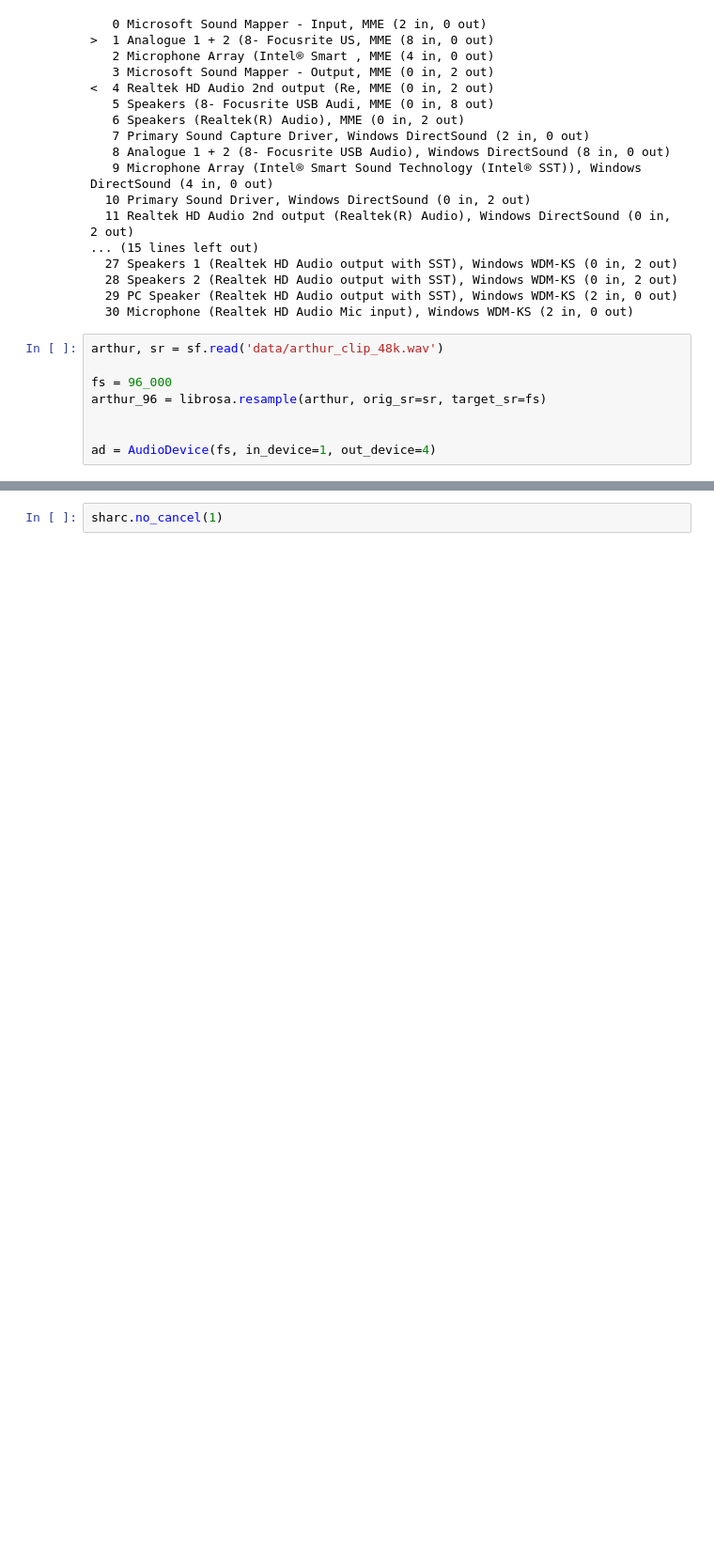
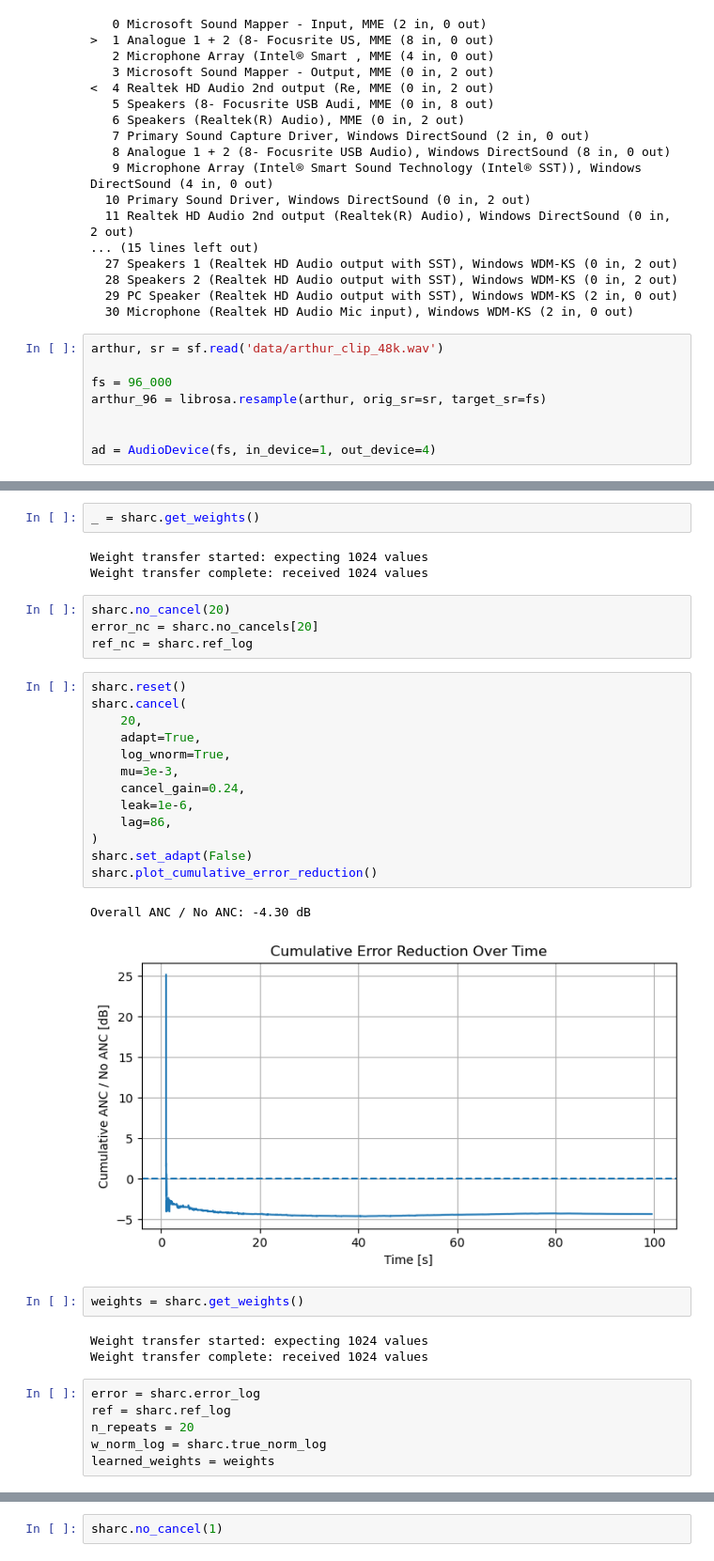
Before and after one commit to bowerirn/Reverb-Control, a Jupyter notebook: experiments/sharc_grid_search.ipynb, the cells around one changed output, grey strips where cells are left out. Shown at 94% size. Saved outputs shown, nothing was run; the diff lists cells and outputs as text; blank space fills up the shorter version.

```diff
--- a/experiments/sharc_grid_search.ipynb
+++ b/experiments/sharc_grid_search.ipynb
@@ -42,0 +43,36 @@ Using input:  USB2.0-MIDI 0
+# %%
+_ = sharc.get_weights()
+# %% [output]
+Weight transfer started: expecting 1024 values
+Weight transfer complete: received 1024 values
+# %%
+sharc.no_cancel(20)
+error_nc = sharc.no_cancels[20]
+ref_nc = sharc.ref_log
+# %%
+sharc.reset()
+sharc.cancel(
+    20,
+    adapt=True,
+    log_wnorm=True,
+    mu=3e-3,
+    cancel_gain=0.24,
+    leak=1e-6,
+    lag=86,
+)
+sharc.set_adapt(False)
+sharc.plot_cumulative_error_reduction()
+# %% [output]
+Overall ANC / No ANC: -4.30 dB
+[figure, added]
+# %%
+weights = sharc.get_weights()
+# %% [output]
+Weight transfer started: expecting 1024 values
+Weight transfer complete: received 1024 values
+# %%
+error = sharc.error_log
+ref = sharc.ref_log
+n_repeats = 20
+w_norm_log = sharc.true_norm_log
+learned_weights = weights
```
Also changed, not shown: parts of 27 cells of this notebook, 33 other files.
